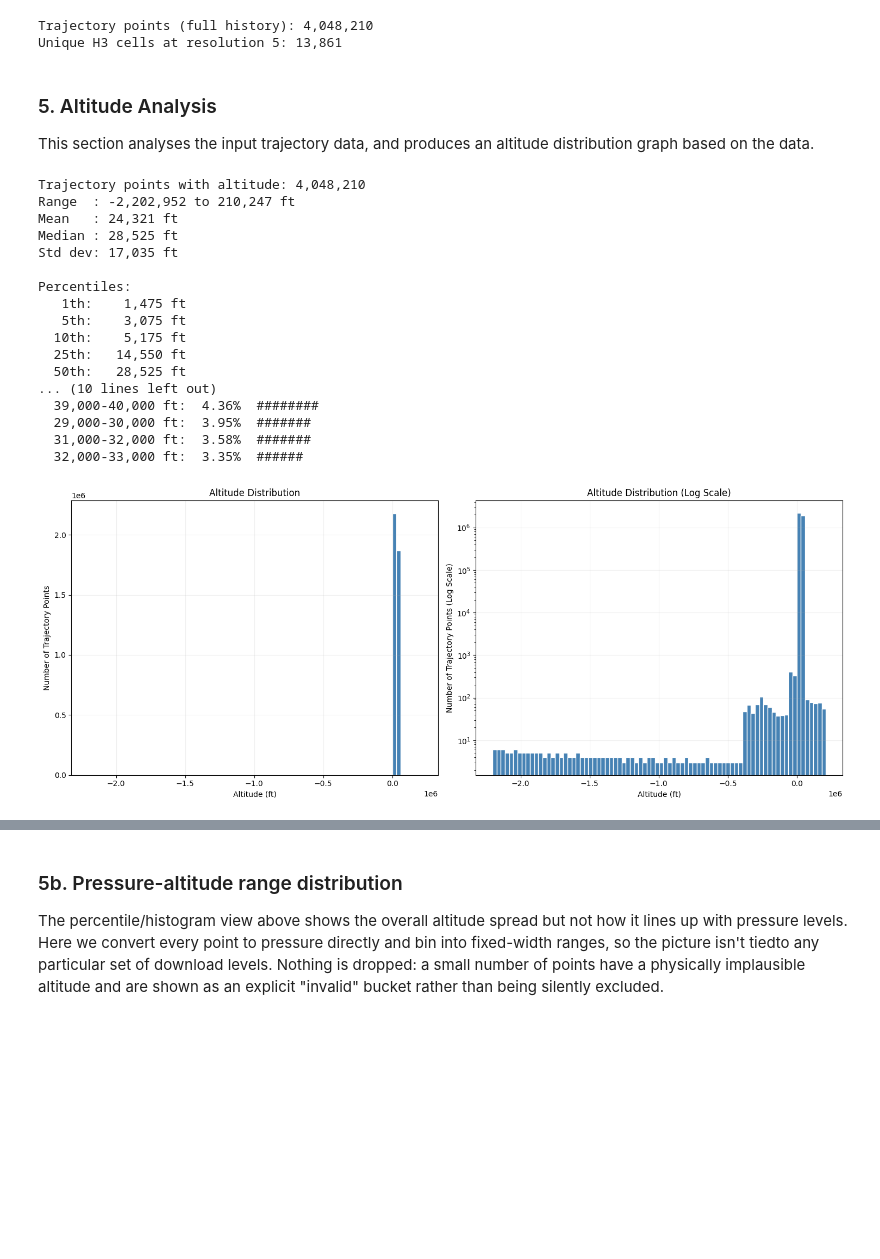
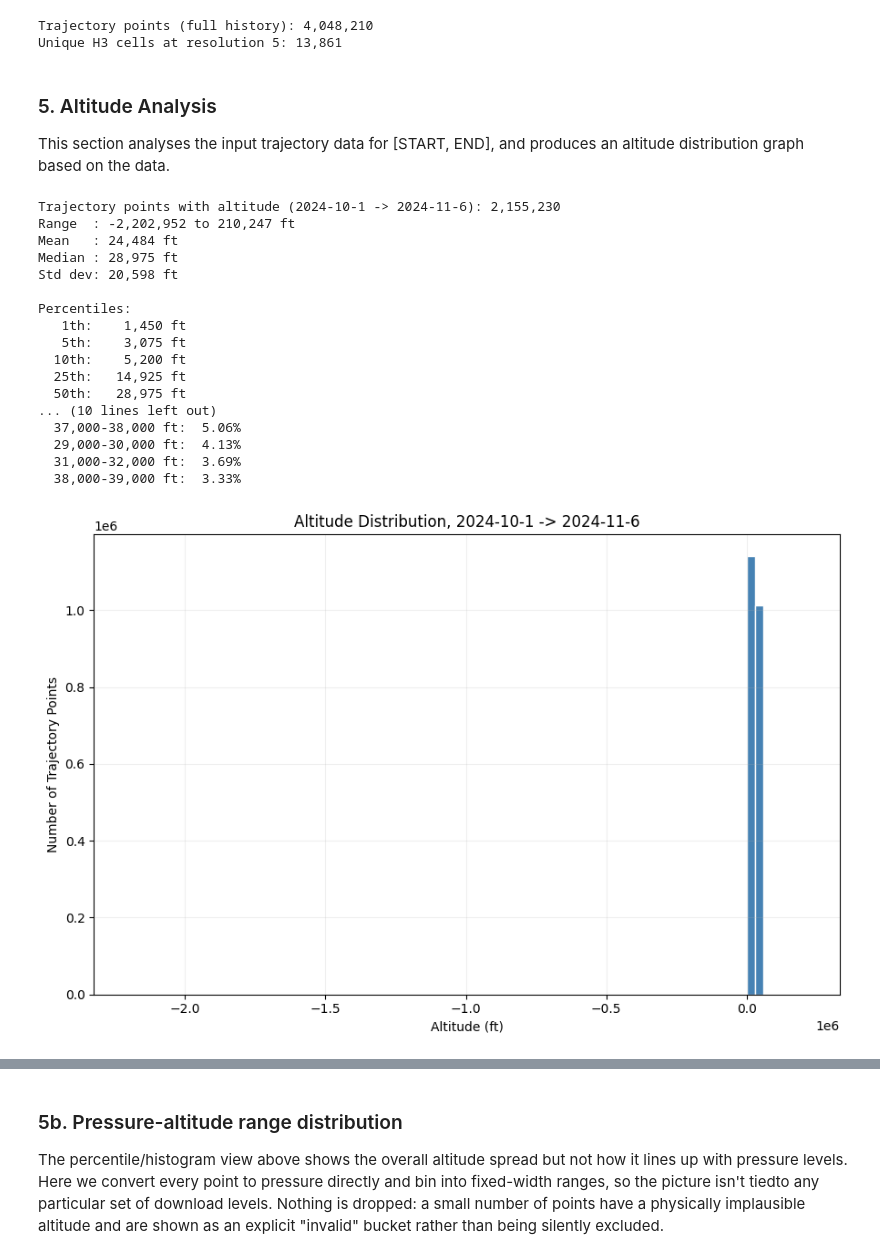
Before and after one commit to tolgaakcay/AircraftTrajectoryPrediction_Thesis, a Jupyter notebook: h3_alt_layer_generation.ipynb, the cells around one changed output, grey strips where cells are left out. Cells and saved outputs as stored; diff of their text form; code cells hidden in the pictures; blank space fills up the shorter version.

Commit message:
Enable Use_Weather
Fixed Use_Weather conditions to disable weather parameters at will

```diff
--- a/h3_alt_layer_generation.ipynb
+++ b/h3_alt_layer_generation.ipynb
@@ -36,7 +36,7 @@ WEATHER_DIR = PROJECT_ROOT / "src" / "data" / "weather" #Weather Directory to ob
 
 AIRPORT = "LFBO"
 START = "2024-10-1"
-END = "2024-10-15"
+END = "2024-11-6"
 
 H3_RESOLUTION = 5
 GRID_STEP_DEG = 0.25
@@ -120,8 +120,7 @@ def list_weather_files_by_day(weather_dir, airport):
 
 
 def resolve_weather_file(files_by_day, day, prefer=("grib", "nc")):
-    """Prefer .grib (the format future downloads use); fall back to .nc for
-    any day that doesn't have a .grib file yet."""
+    #Prefer .grib over .nc
     exts = files_by_day.get(day)
     if not exts:
         return None
@@ -131,9 +130,6 @@ def resolve_weather_file(files_by_day, day, prefer=("grib", "nc")):
     return None
 
 def days_in_range(start, end):
-    """Half-open [start, end): matches download_weather.py's START_DATE/END_DATE
-    convention, where END is the day *after* the last day you want (e.g.
-    START="2024-10-1", END="2024-10-2" means exactly one day, Oct 1)."""
     start_date = datetime.strptime(start, "%Y-%m-%d")
     end_date = datetime.strptime(end, "%Y-%m-%d")
     num_days = (end_date - start_date).days
@@ -178,9 +174,13 @@ Trajectory points (full history): 4,048,210
 Unique H3 cells at resolution 5: 13,861
 # %% [markdown]
 ### 5. Altitude Analysis
-This section analyses the input trajectory data, and produces an altitude distribution graph based on the data.
+This section analyses the input trajectory data for [START, END], and produces an altitude distribution graph based on the data.
 # %%
-def load_altitudes(data_source, airport):
+def load_altitudes(data_source, airport, start, end):
+    #Change to OG Code - scoped to [start, end): this is a diagnostic of the currently-loaded
+    #dataset, unlike section 4's H3 cells which intentionally stay full-history
+    days = days_in_range(start, end)
+    day_filter = [{"year": d.year, "month": d.month, "day": d.day} for d in days]
     lf = pl.scan_parquet(
         source=str(Path(data_source) / "**" / "*.parquet"),
         hive_schema={
@@ -189,15 +189,18 @@ def load_altitudes(data_source, airport):
         },
         hive_partitioning=True,
         cast_options=pl.ScanCastOptions(datetime_cast="nanosecond-downcast"),
-    ).filter(pl.col("destination") == airport)
+    ).filter(
+        (pl.col("destination") == airport)
+        & (pl.struct(["year", "month", "day"]).is_in(day_filter))
+    )
     a = lf.select(pl.col("altitude").explode().alias("alt")).collect()
     a = a.get_column("alt").to_numpy()
     return a[~np.isnan(a)]
 
 
-altitudes = load_altitudes(DATA_SOURCE, AIRPORT)
+altitudes = load_altitudes(DATA_SOURCE, AIRPORT, START, END)
 
-print(f"Trajectory points with altitude: {len(altitudes):,}")
+print(f"Trajectory points with altitude ({START} -> {END}): {len(altitudes):,}")
 print(f"Range  : {altitudes.min():,.0f} to {altitudes.max():,.0f} ft")
 print(f"Mean   : {altitudes.mean():,.0f} ft")
 print(f"Median : {np.median(altitudes):,.0f} ft")
@@ -213,53 +216,51 @@ counts, _ = np.histogram(altitudes, bins=edges)
 altitude_density = pl.DataFrame({
     "alt_low_ft": edges[:-1].astype(int),
     "alt_high_ft": edges[1:].astype(int),
     "n_points": counts,
     "share_pct": counts / counts.sum() * 100,
 })
 
 print(f"\nDensest {DENSITY_BIN_FT:,} ft bands:")
 for r in altitude_density.sort("share_pct", descending=True).head(8).iter_rows(named=True):
-    bar = '#' * int(r['share_pct'] * 2)
-    print(f"  {r['alt_low_ft']:>6,}-{r['alt_high_ft']:<6,} ft: "
-          f"{r['share_pct']:5.2f}%  {bar}")
+    print(f"  {r['alt_low_ft']:>6,}-{r['alt_high_ft']:<6,} ft: {r['share_pct']:5.2f}%")
 
 altitude_density.sort('share_pct', descending=True).head(10)
 
-fig, axes = plt.subplots(1, 2, figsize=(15, 6))
-
-ax = axes[0]
+#Change to OG Code - split into two separate figures instead of a subplot grid (one graph per figure)
+fig, ax = plt.subplots(figsize=(9, 6))
 ax.hist(altitudes, bins=80, color="steelblue", edgecolor="white")
 ax.set_xlabel("Altitude (ft)")
 ax.set_ylabel("Number of Trajectory Points")
-ax.set_title("Altitude Distribution")
+ax.set_title(f"Altitude Distribution, {START} -> {END}")
 ax.grid(alpha=0.2)
+plt.tight_layout()
+plt.show()
 
-ax = axes[1]
+fig, ax = plt.subplots(figsize=(9, 6))
 ax.hist(altitudes, bins=80, color="steelblue", edgecolor="white")
 ax.set_yscale("log")
 ax.set_xlabel("Altitude (ft)")
 ax.set_ylabel("Number of Trajectory Points (Log Scale)")
-ax.set_title("Altitude Distribution (Log Scale)")
+ax.set_title(f"Altitude Distribution (Log Scale), {START} -> {END}")
 ax.grid(alpha=0.2)
-
 plt.tight_layout()
 plt.show()
 # %% [output]
-Trajectory points with altitude: 4,048,210
+Trajectory points with altitude (2024-10-1 -> 2024-11-6): 2,155,230
 Range  : -2,202,952 to 210,247 ft
-Mean   : 24,321 ft
-Median : 28,525 ft
-Std dev: 17,035 ft
+Mean   : 24,484 ft
+Median : 28,975 ft
+Std dev: 20,598 ft
 
 Percentiles:
-   1th:    1,475 ft
+   1th:    1,450 ft
    5th:    3,075 ft
-  10th:    5,175 ft
-  25th:   14,550 ft
-  50th:   28,525 ft
+  10th:    5,200 ft
+  25th:   14,925 ft
+  50th:   28,975 ft
 ... (10 lines left out)
-  39,000-40,000 ft:  4.36%  ########
-  29,000-30,000 ft:  3.95%  #######
-  31,000-32,000 ft:  3.58%  #######
-  32,000-33,000 ft:  3.35%  ######
+  37,000-38,000 ft:  5.06%
+  29,000-30,000 ft:  4.13%
+  31,000-32,000 ft:  3.69%
+  38,000-39,000 ft:  3.33%
-[figure, old version]
+[figure, new version]
```
Also changed, not shown: parts of 9 cells of this notebook, 4 other files.
